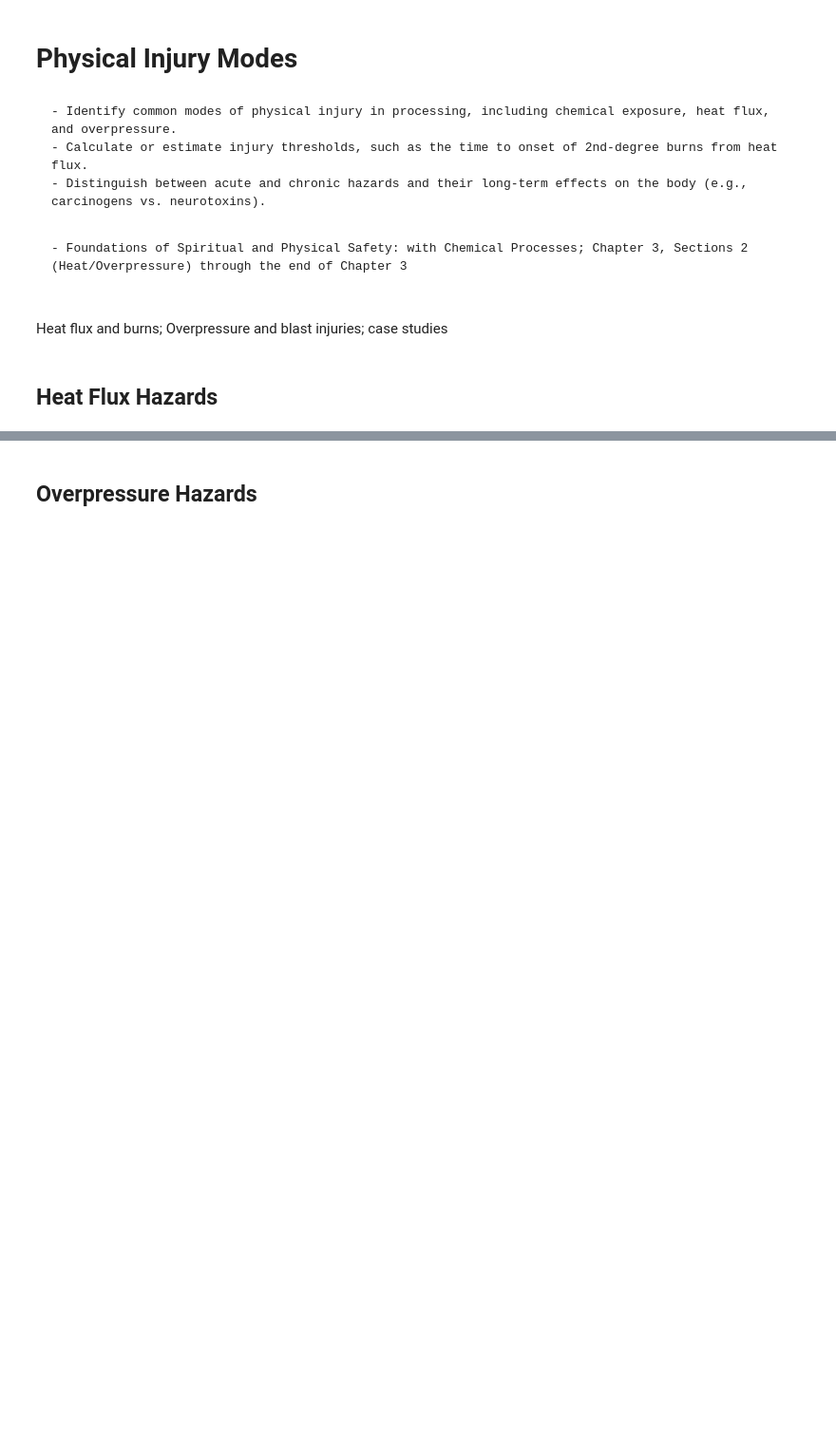
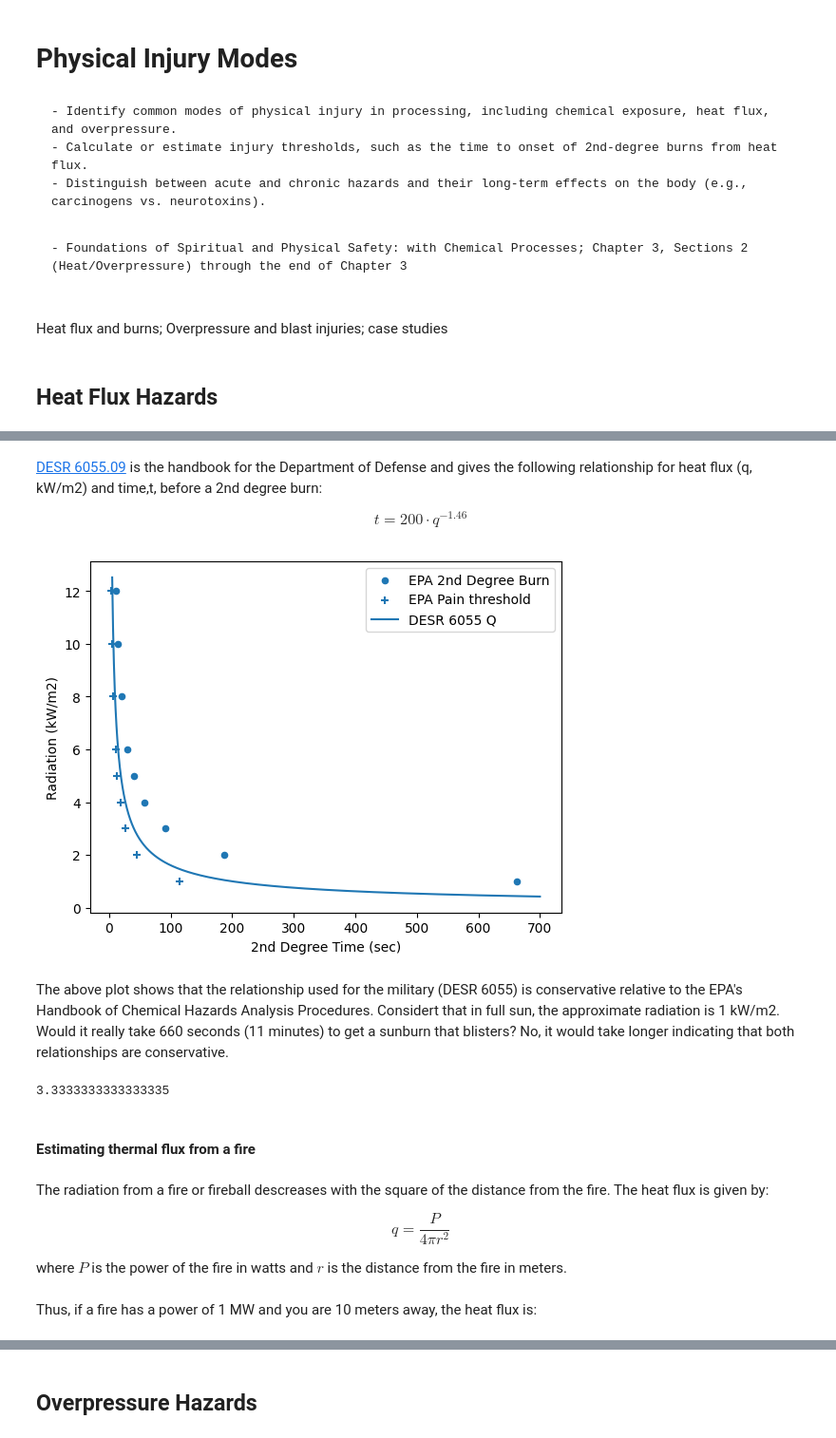
Before and after one commit to clint-bg/safetyinjc, a Jupyter notebook: harmrisk/06-injurymodes.ipynb, the cells around one changed output, grey strips where cells are left out. Shown at 95% size. Cells and saved outputs as stored; diff of their text form; code cells hidden in the pictures; blank space fills up the shorter version.

```diff
--- a/harmrisk/06-injurymodes.ipynb
+++ b/harmrisk/06-injurymodes.ipynb
@@ -15,0 +49,44 @@ Heat flux and burns; Overpressure and blast injuries; case studies
+# %%
+import pandas as pd
+data = {'Radiation (kW/m2)':[1,2,3,4,5,6,8,10,12],
+        'Pain time (sec)':[115,45,27,18,13,11,7,5,4],
+        '2nd Degree Time (sec)':[663, 187,92,57,40,30,20,14,11]}
+df = pd.DataFrame(data)
+# %% [markdown]
+[DESR 6055.09](https://www.denix.osd.mil/ddes/denix-files/sites/32/2021/08/DESR-6055.09-Edition1.pdf) is the handbook for the Department of Defense and gives the following relationship for heat flux (q, kW/m2) and time,t, before a 2nd degree burn:
+
+$$
+t = 200 \cdot q^{-1.46}
+$$
+# %%
+#Causitive variable from Probit correlations from death from burning
+import numpy as np
+time = np.linspace(5, 700, 1000)
+def Q2(t):
+    return (t/200)**(-1/1.46)
+# %%
+import matplotlib.pyplot as plt
+df.plot(x='2nd Degree Time (sec)', y='Radiation (kW/m2)', kind = 'scatter', label='EPA 2nd Degree Burn')
+plt.scatter(df['Pain time (sec)'], df['Radiation (kW/m2)'], marker = '+', label = 'EPA Pain threshold')
+plt.plot(time, Q2(time), label = 'DESR 6055 Q')
+plt.legend(); plt.show()
+# %% [output]
+[figure, added]
+# %% [markdown]
+The above plot shows that the relationship used for the military (DESR 6055) is conservative relative to the EPA's Handbook of Chemical Hazards Analysis Procedures. Considert that in full sun, the approximate radiation is 1 kW/m2. Would it really take 660 seconds (11 minutes) to get a sunburn that blisters? No, it would take longer indicating that both relationships are conservative.
+# %%
+200/60
+# %% [output]
+3.3333333333333335
+# %% [markdown]
+#### Estimating thermal flux from a fire
+# %% [markdown]
+The radiation from a fire or fireball descreases with the square of the distance from the fire. The heat flux is given by:
+
+$$
+q = \frac{P}{4 \pi r^2}
+$$
+
+where $P$ is the power of the fire in watts and $r$ is the distance from the fire in meters.
+# %% [markdown]
+Thus, if a fire has a power of 1 MW and you are 10 meters away, the heat flux is:
```
Also changed, not shown: parts of 9 cells of this notebook, 45 other files.
